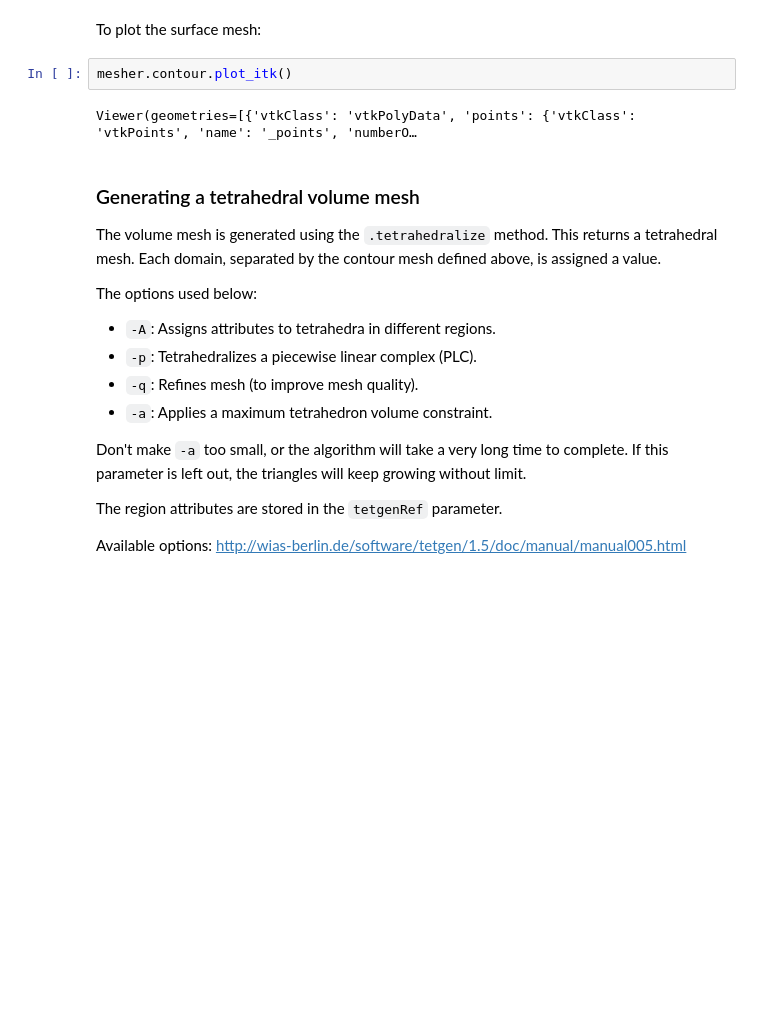
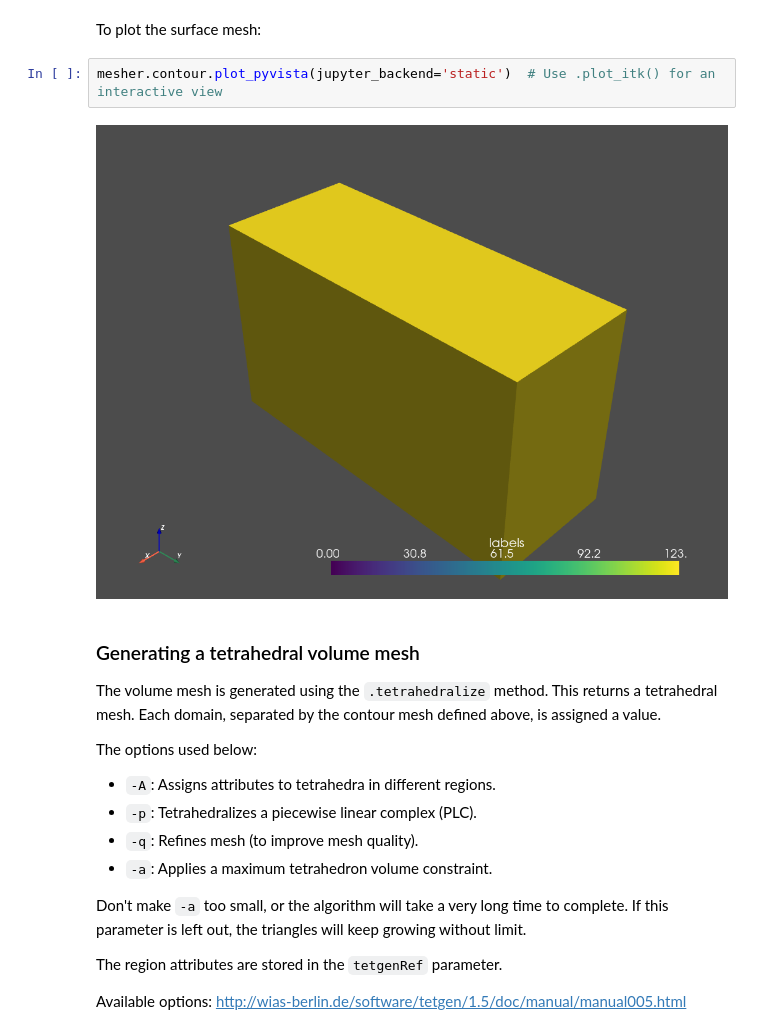
Before and after one commit to hpgem/nanomesh, a Jupyter notebook: notebooks/sample_data/How to do 3D multi-domain meshing from simulated data volume.ipynb, the cells around one changed output. Drawn from its saved outputs; the diff is of its cells as text; blank space fills up the shorter version.

Commit message:
Update notebooks with static output

```diff
--- a/notebooks/sample_data/How to do 3D multi-domain meshing from simulated data volume.ipynb
+++ b/notebooks/sample_data/How to do 3D multi-domain meshing from simulated data volume.ipynb
@@ -60,9 +60,9 @@ Generated contour with 14028 faces
 # %% [markdown]
 To plot the surface mesh:
 # %%
-mesher.contour.plot_itk()
+mesher.contour.plot_pyvista(jupyter_backend='static')  # Use .plot_itk() for an interactive view
 # %% [output]
-Viewer(geometries=[{'vtkClass': 'vtkPolyData', 'points': {'vtkClass': 'vtkPoints', 'name': '_points', 'numberO…
+[figure, added]
 # %% [markdown]
 ### Generating a tetrahedral volume mesh
 
```
Also changed, not shown: parts of 3 cells of this notebook, 3 other files.
